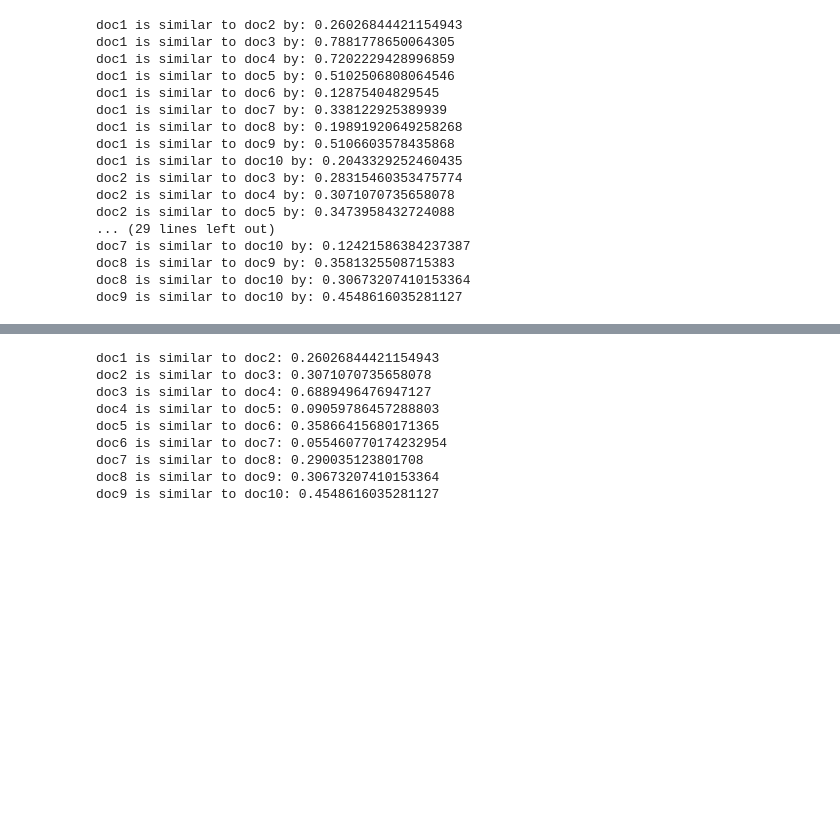
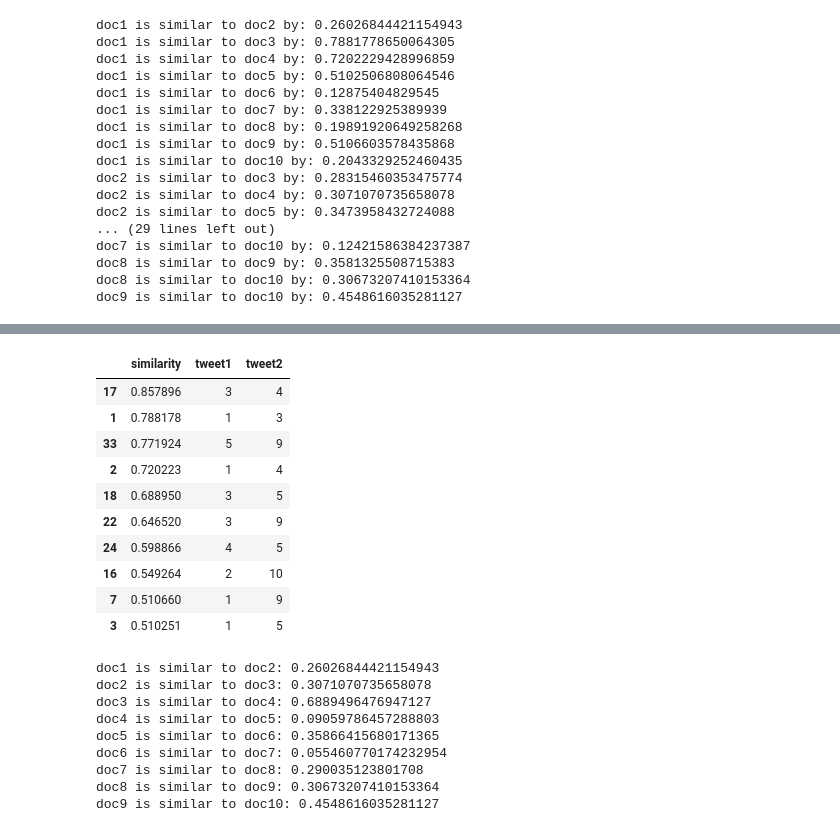
Before and after one commit to codingWithAndy/CDT_MSc_Thesis, a Jupyter notebook: Implementation/Exploration/nlp exploring.ipynb, the cells around one changed output, grey strips where cells are left out. Cells and saved outputs as stored; diff of their text form; code cells hidden in the pictures; blank space fills up the shorter version.

```diff
--- a/Implementation/Exploration/nlp exploring.ipynb
+++ b/Implementation/Exploration/nlp exploring.ipynb
@@ -514,8 +518,23 @@ df.head()
 # %%
-df['tweet1'] = df['tweet1'].astype(float).astype(int)
-df['tweet2'] = df['tweet1'].astype(float).astype(int)
+df['tweet1'] = df['tweet1'].astype(int)
+df['tweet2'] = df['tweet2'].astype(int)
 # %%
 df.to_csv('similarity_scores.csv')
+# %%
+df_ordered = df.sort_values(by=['similarity'], ascending=False)
+df_ordered.head(10)
+# %% [output]
+|  | similarity | tweet1 | tweet2 |
+| 17 | 0.857896 | 3 | 4 |
+| 1 | 0.788178 | 1 | 3 |
+| 33 | 0.771924 | 5 | 9 |
+| 2 | 0.720223 | 1 | 4 |
+| 18 | 0.688950 | 3 | 5 |
+| 22 | 0.646520 | 3 | 9 |
+| 24 | 0.598866 | 4 | 5 |
+| 16 | 0.549264 | 2 | 10 |
+| 7 | 0.510660 | 1 | 9 |
+| 3 | 0.510251 | 1 | 5 |
 # %%
 print('doc1 is similar to doc2:', spans[0].similarity(spans[1]))
 print('doc2 is similar to doc3:', spans[1].similarity(spans[3]))
```
Also changed, not shown: parts of 8 cells of this notebook.
